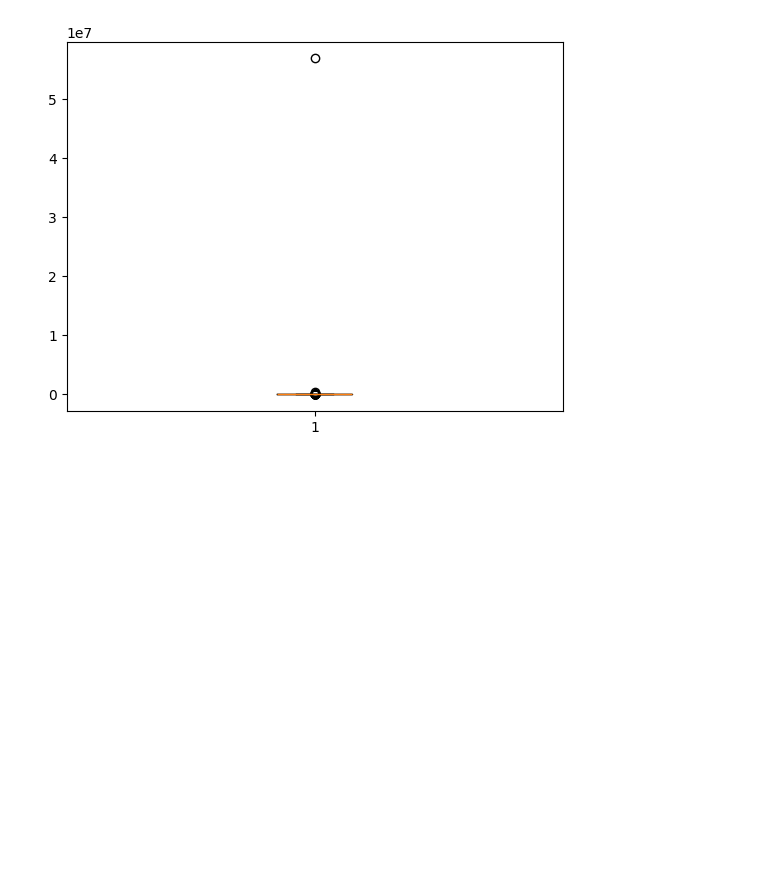
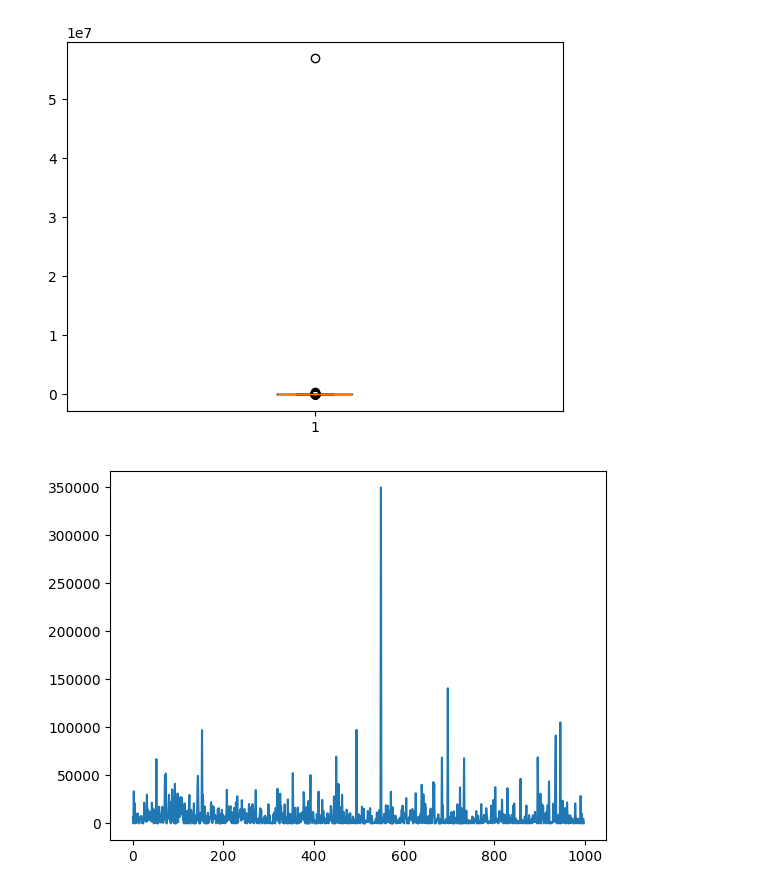
Before and after one commit to mjspeck/deep-q-rank, a Jupyter notebook: notebooks/explore.ipynb, the cells around one changed output. Cells and saved outputs as stored; diff of their text form; code cells hidden in the pictures; blank space fills up the shorter version.

Commit message:
chore: added notebook viz of log losses

```diff
--- a/notebooks/explore.ipynb
+++ b/notebooks/explore.ipynb
@@ -86,3 +86,9 @@ plt.boxplot(train_losses)
 plt.show()
 # %% [output]
 [figure]
+# %%
+filtered = list(filter(lambda x: x < 1e7, train_losses))
+plt.plot(filtered)
+plt.show()
+# %% [output]
+[figure, added]
```
Also changed, not shown: parts of 4 cells of this notebook.
